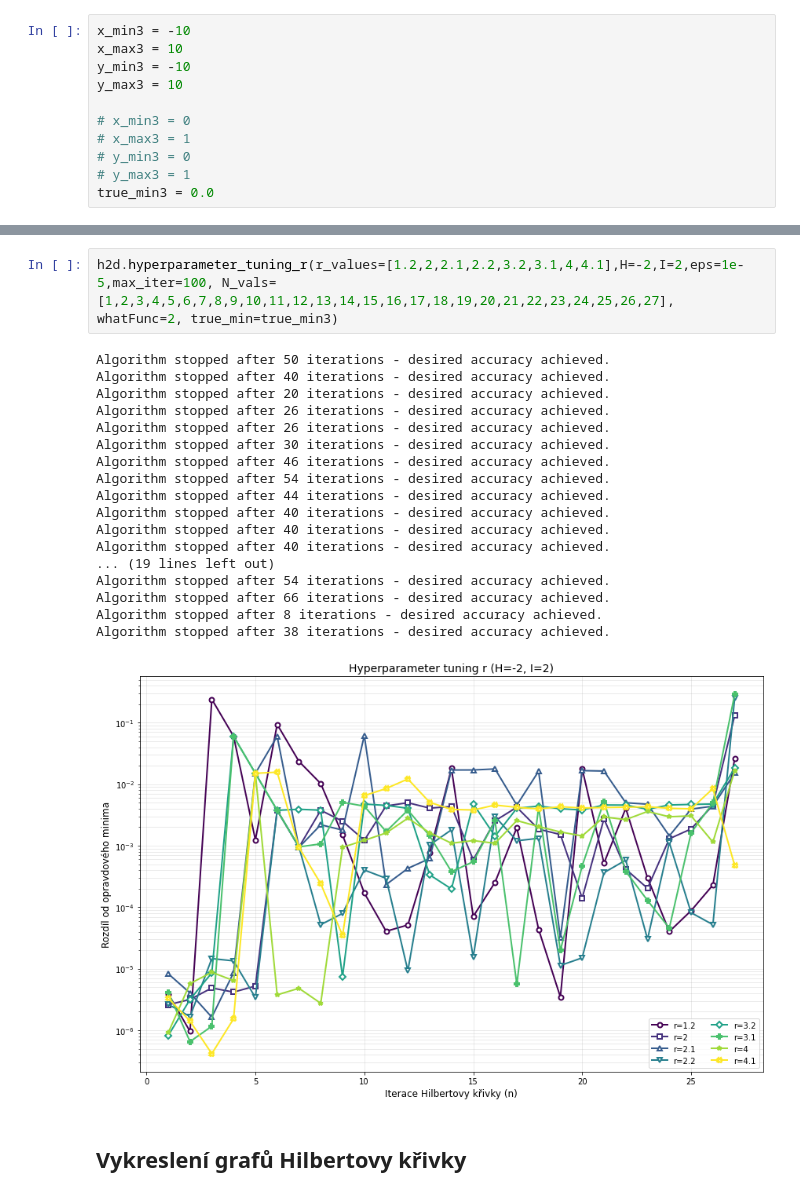
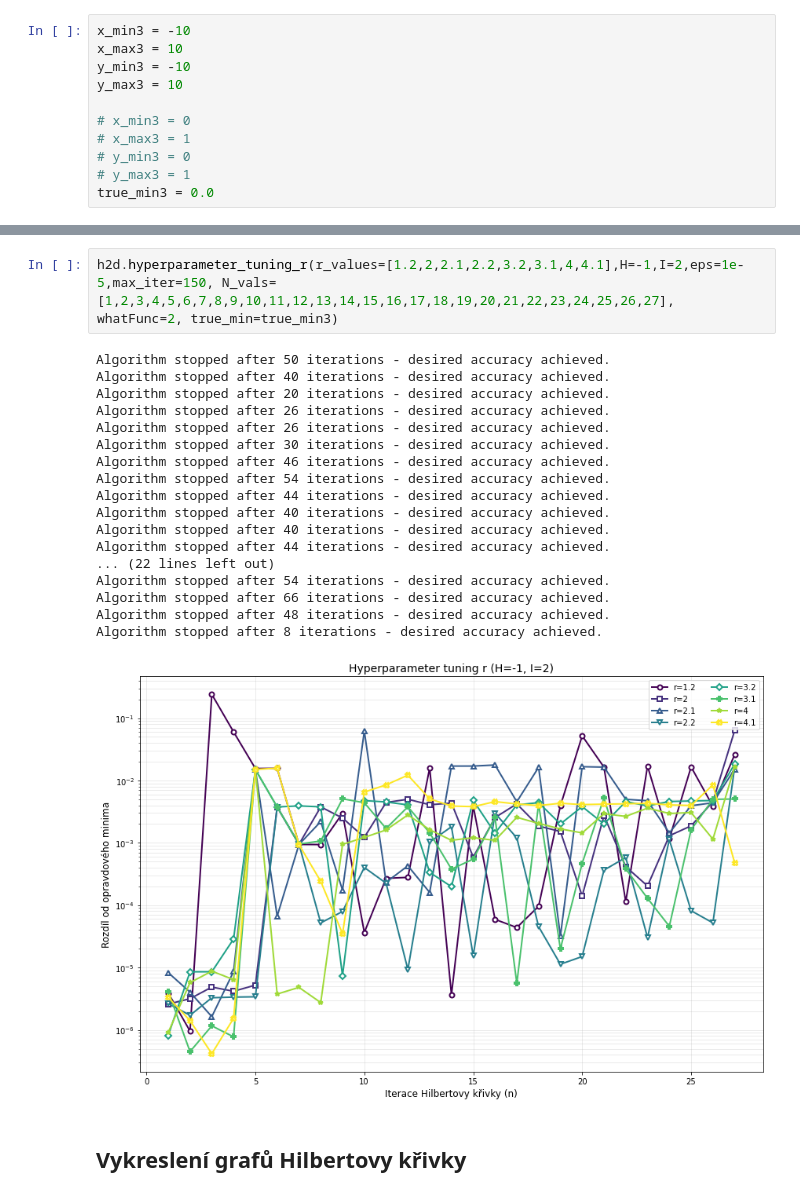
Before and after one commit to NIE0087/BP---prostor-vyplnujici-krivky, a Jupyter notebook: example2D.ipynb, the cells around one changed output, grey strips where cells are left out. Drawn from its saved outputs; the diff is of its cells as text.

```diff
--- a/example2D.ipynb
+++ b/example2D.ipynb
@@ -433,24 +414,24 @@ print(comparison_df)
 # %%
-h2d.hyperparameter_tuning_r(r_values=[1.2,2,2.1,2.2,3.2,3.1,4,4.1],H=-2,I=2,eps=1e-5,max_iter=100, N_vals=[1,2,3,4,5,6,7,8,9,10,11,12,13,14,15,16,17,18,19,20,21,22,23,24,25,26,27], whatFunc=2, true_min=true_min3)
+h2d.hyperparameter_tuning_r(r_values=[1.2,2,2.1,2.2,3.2,3.1,4,4.1],H=-1,I=2,eps=1e-5,max_iter=150, N_vals=[1,2,3,4,5,6,7,8,9,10,11,12,13,14,15,16,17,18,19,20,21,22,23,24,25,26,27], whatFunc=2, true_min=true_min3)
 # %% [output]
 Algorithm stopped after 50 iterations - desired accuracy achieved.
 Algorithm stopped after 40 iterations - desired accuracy achieved.
 Algorithm stopped after 20 iterations - desired accuracy achieved.
 Algorithm stopped after 26 iterations - desired accuracy achieved.
 Algorithm stopped after 26 iterations - desired accuracy achieved.
 Algorithm stopped after 30 iterations - desired accuracy achieved.
 Algorithm stopped after 46 iterations - desired accuracy achieved.
 Algorithm stopped after 54 iterations - desired accuracy achieved.
 Algorithm stopped after 44 iterations - desired accuracy achieved.
 Algorithm stopped after 40 iterations - desired accuracy achieved.
 Algorithm stopped after 40 iterations - desired accuracy achieved.
-Algorithm stopped after 40 iterations - desired accuracy achieved.
-... (19 lines left out)
+Algorithm stopped after 44 iterations - desired accuracy achieved.
+... (22 lines left out)
 Algorithm stopped after 54 iterations - desired accuracy achieved.
 Algorithm stopped after 66 iterations - desired accuracy achieved.
+Algorithm stopped after 48 iterations - desired accuracy achieved.
 Algorithm stopped after 8 iterations - desired accuracy achieved.
-Algorithm stopped after 38 iterations - desired accuracy achieved.
-[figure, old version]
+[figure, new version]
 # %% [markdown]
 ## Vykreslení grafů Hilbertovy křivky
 # %%
```
Also changed, not shown: parts of 12 cells of this notebook, 1 other file.
